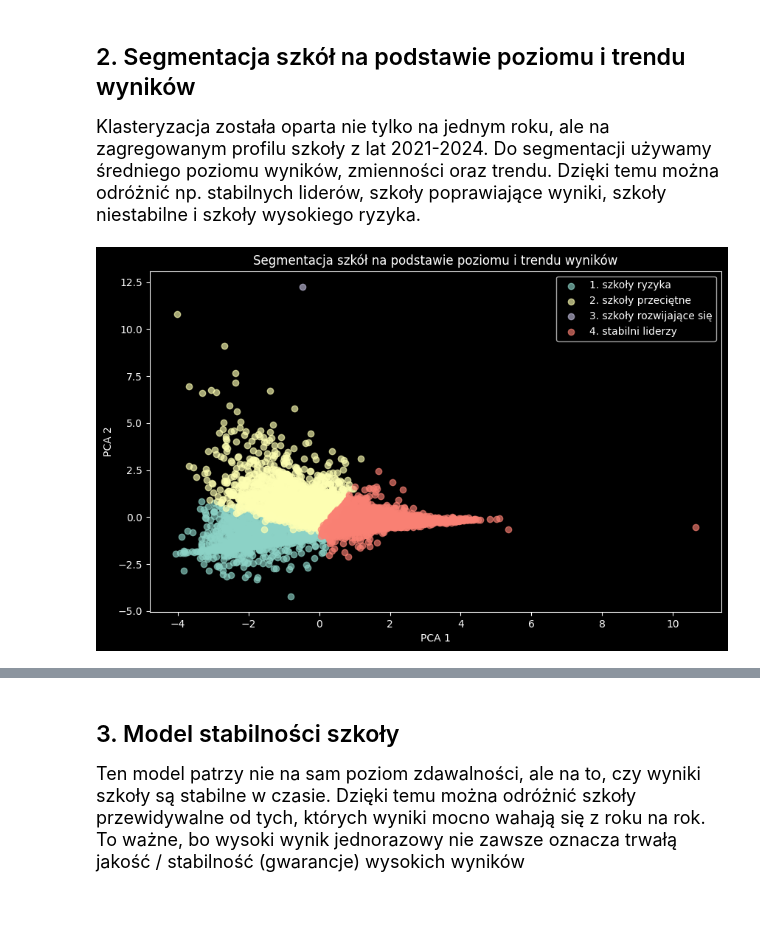
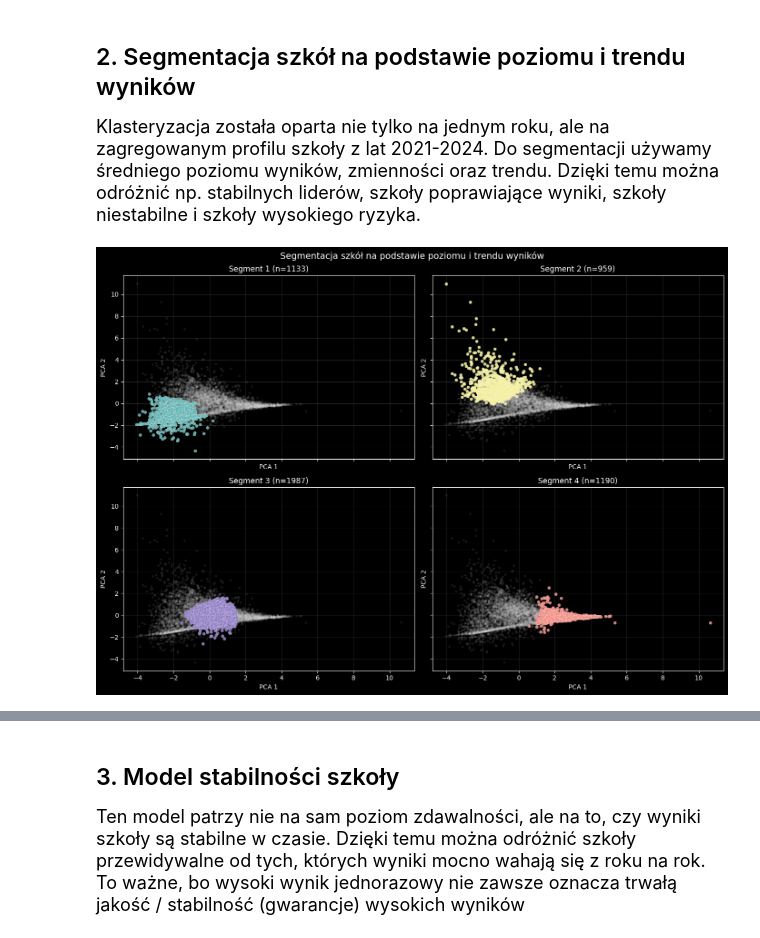
Before and after one commit to Gipsonek123/Projekt2-wyniki_matur, a Jupyter notebook: Projekt2 - wyniki matur.ipynb, the cells around one changed output, grey strips where cells are left out. Drawn from its saved outputs; the diff is of its cells as text; code cells hidden in the pictures; blank space fills up the shorter version.

Commit message:
fix clusters

```diff
--- a/Projekt2 - wyniki matur.ipynb
+++ b/Projekt2 - wyniki matur.ipynb
@@ -847,44 +847,59 @@ trend_df = pd.DataFrame(trend_values, columns=['Id szkoły', 'Trend_zdawalności
 trajectory_df = trajectory_df.merge(trend_df, on='Id szkoły', how='left')
 
 cluster_features = [
-    'Liczba_lat', 'Średnia_zdawalność', 'Odchylenie_zdawalności',
+    'Średnia_zdawalność', 'Odchylenie_zdawalności',
     'Średnia_obowiązkowe', 'Średnia_rozszerzone',
     'Średnia_liczba_zdających', 'Trend_zdawalności_na_rok'
 ]
 
 cluster_pipeline = Pipeline([
     ('imputer', SimpleImputer(strategy='median')),
     ('scaler', StandardScaler())
 ])
 
 X_cluster = cluster_pipeline.fit_transform(trajectory_df[cluster_features])
 kmeans = KMeans(n_clusters=4, n_init=30, random_state=42)
 trajectory_df['Klaster'] = kmeans.fit_predict(X_cluster)
 
 cluster_profile = trajectory_df.groupby('Klaster')[cluster_features].mean().round(2)
 cluster_order = cluster_profile['Średnia_zdawalność'].sort_values().index.tolist()
 cluster_labels = {
-    cluster_order[0]: '1. szkoły ryzyka',
-    cluster_order[1]: '2. szkoły przeciętne',
-    cluster_order[2]: '3. szkoły rozwijające się',
-    cluster_order[3]: '4. stabilni liderzy'
+    cluster_order[0]: 'Segment 1',
+    cluster_order[1]: 'Segment 2',
+    cluster_order[2]: 'Segment 3',
+    cluster_order[3]: 'Segment 4'
 }
 trajectory_df['Segment szkoły'] = trajectory_df['Klaster'].map(cluster_labels)
 
 
 pca = PCA(n_components=2, random_state=42)
 pca_points = pca.fit_transform(X_cluster)
 plot_df = pd.DataFrame(pca_points, columns=['PCA 1', 'PCA 2'])
 plot_df['Segment szkoły'] = trajectory_df['Segment szkoły'].values
+plot_df = plot_df.sample(frac=1, random_state=42).reset_index(drop=True)
 
-plt.figure(figsize=(10, 6))
-for segment in sorted(plot_df['Segment szkoły'].unique()):
-    mask = plot_df['Segment szkoły'] == segment
-    plt.scatter(plot_df.loc[mask, 'PCA 1'], plot_df.loc[mask, 'PCA 2'], alpha=0.65, label=segment)
-plt.title('Segmentacja szkół na podstawie poziomu i trendu wyników')
-plt.xlabel('PCA 1')
-plt.ylabel('PCA 2')
-plt.legend()
+segment_order = sorted(plot_df['Segment szkoły'].unique())
+palette = ['#64b5b4', '#f3ef9a', '#8e7cc3', '#f28b82', '#6fa8dc', '#93c47d']
+colors = {segment: palette[i] for i, segment in enumerate(segment_order)}
+
+fig, axes = plt.subplots(2, 2, figsize=(14, 10), sharex=True, sharey=True)
+axes = axes.flatten()
+
+for ax, segment in zip(axes, segment_order):
+    segment_mask = plot_df['Segment szkoły'] == segment
+    ax.scatter(plot_df['PCA 1'], plot_df['PCA 2'], color='lightgray', alpha=0.12, s=12, edgecolors='none')
+    ax.scatter(
+        plot_df.loc[segment_mask, 'PCA 1'],
+        plot_df.loc[segment_mask, 'PCA 2'],
+        color=colors[segment], alpha=0.9, s=22, edgecolors='white', linewidths=0.2
+    )
+    ax.set_title(f'{segment} (n={segment_mask.sum()})')
+    ax.set_xlabel('PCA 1')
+    ax.set_ylabel('PCA 2')
+    ax.grid(alpha=0.15)
+
+fig.suptitle('Segmentacja szkół na podstawie poziomu i trendu wyników', fontsize=14)
+plt.tight_layout()
 plt.show()
 # %% [output]
-[figure, old version]
+[figure, new version]
```
Also changed, not shown: parts of 2 cells of this notebook.
